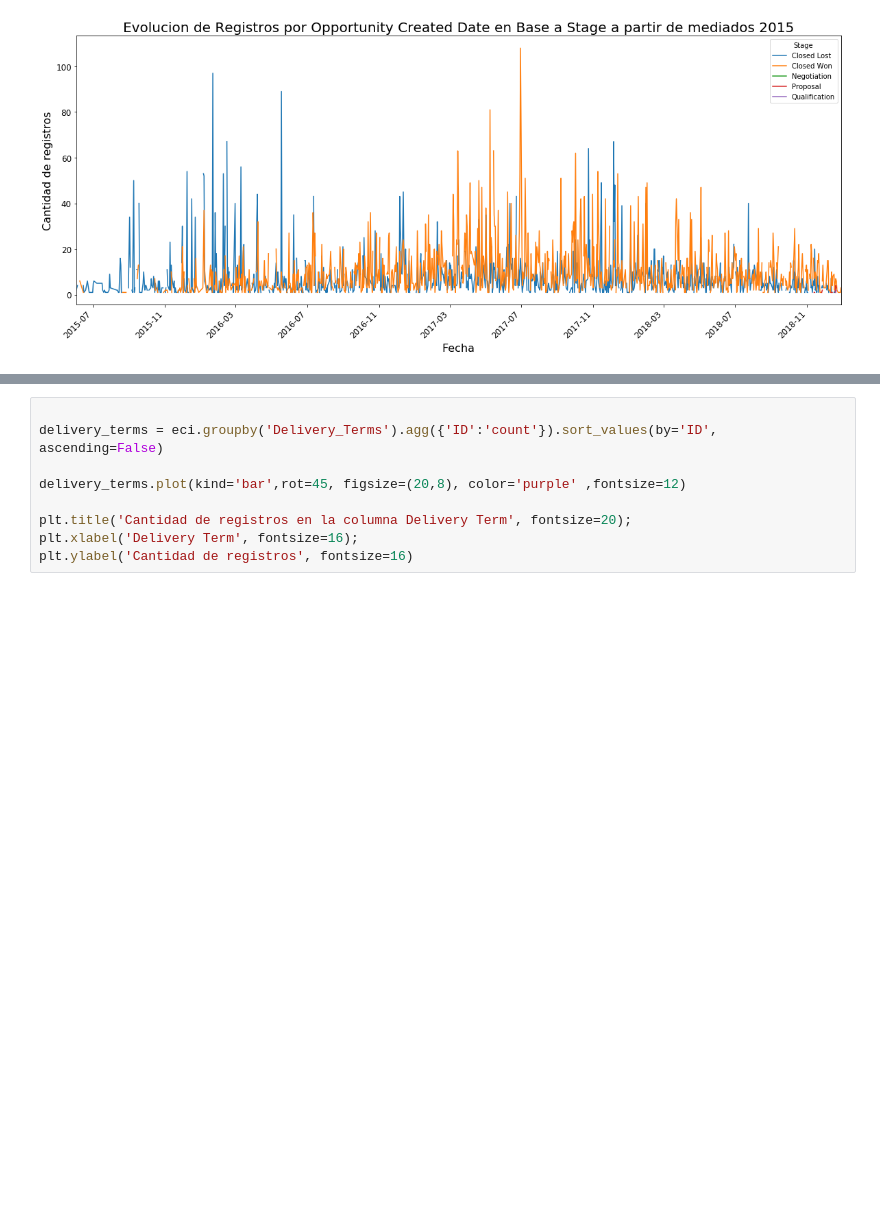
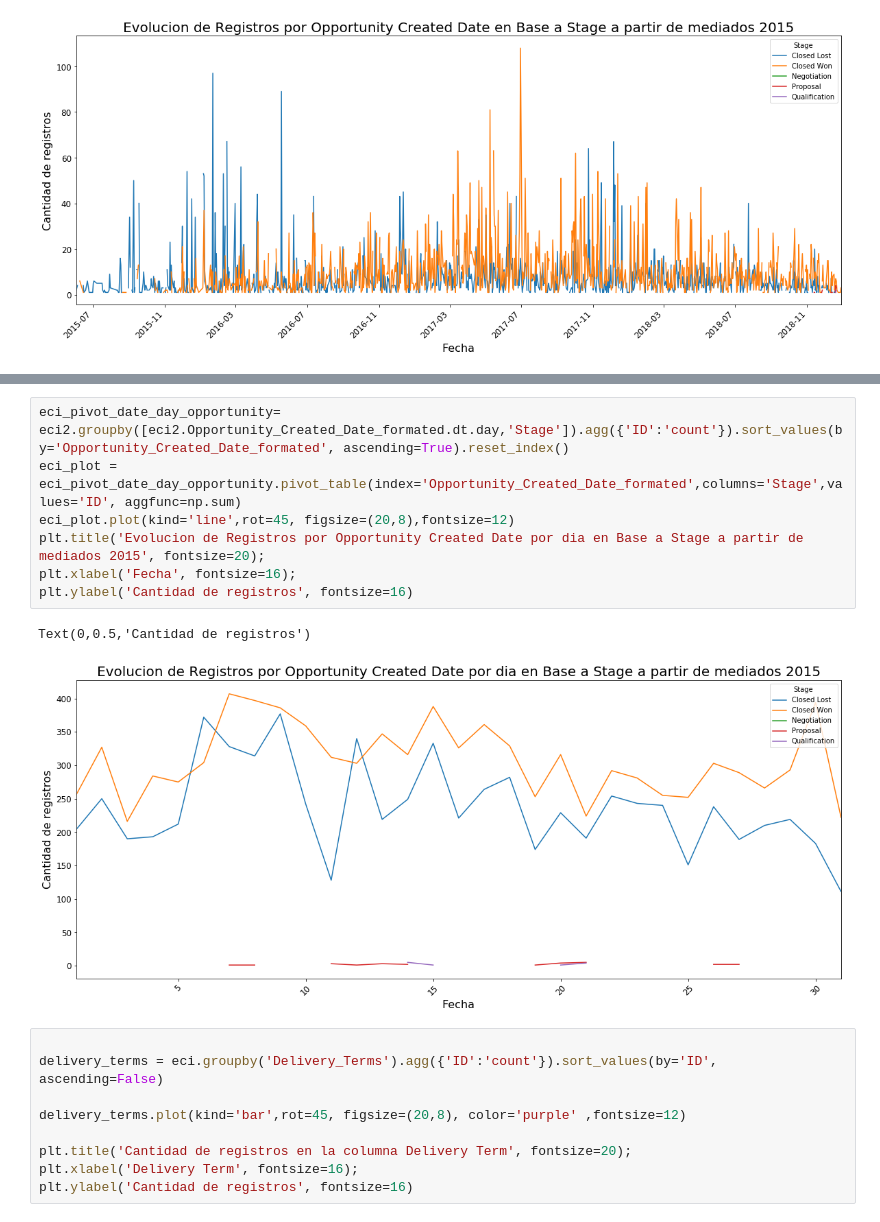
Before and after one commit to felipegonzalez2112/tp-2020-orga-datos, a Jupyter notebook: TP1-Analisis.ipynb, the cells around one changed output, grey strips where cells are left out. Drawn from its saved outputs; the diff is of its cells as text; blank space fills up the shorter version.

```diff
--- a/TP1-Analisis.ipynb
+++ b/TP1-Analisis.ipynb
@@ -209,3 +231,13 @@ Text(0,0.5,'Cantidad de registros')
+# %%
+eci_pivot_date_day_opportunity= eci2.groupby([eci2.Opportunity_Created_Date_formated.dt.day,'Stage']).agg({'ID':'count'}).sort_values(by='Opportunity_Created_Date_formated', ascending=True).reset_index()
+eci_plot = eci_pivot_date_day_opportunity.pivot_table(index='Opportunity_Created_Date_formated',columns='Stage',values='ID', aggfunc=np.sum)
+eci_plot.plot(kind='line',rot=45, figsize=(20,8),fontsize=12)
+plt.title('Evolucion de Registros por Opportunity Created Date por dia en Base a Stage a partir de mediados 2015', fontsize=20);
+plt.xlabel('Fecha', fontsize=16);
+plt.ylabel('Cantidad de registros', fontsize=16)
+# %% [output]
+Text(0,0.5,'Cantidad de registros')
+[figure, added]
 # %%
 
 delivery_terms = eci.groupby('Delivery_Terms').agg({'ID':'count'}).sort_values(by='ID', ascending=False)
```
Also changed, not shown: parts of 2 cells of this notebook.
